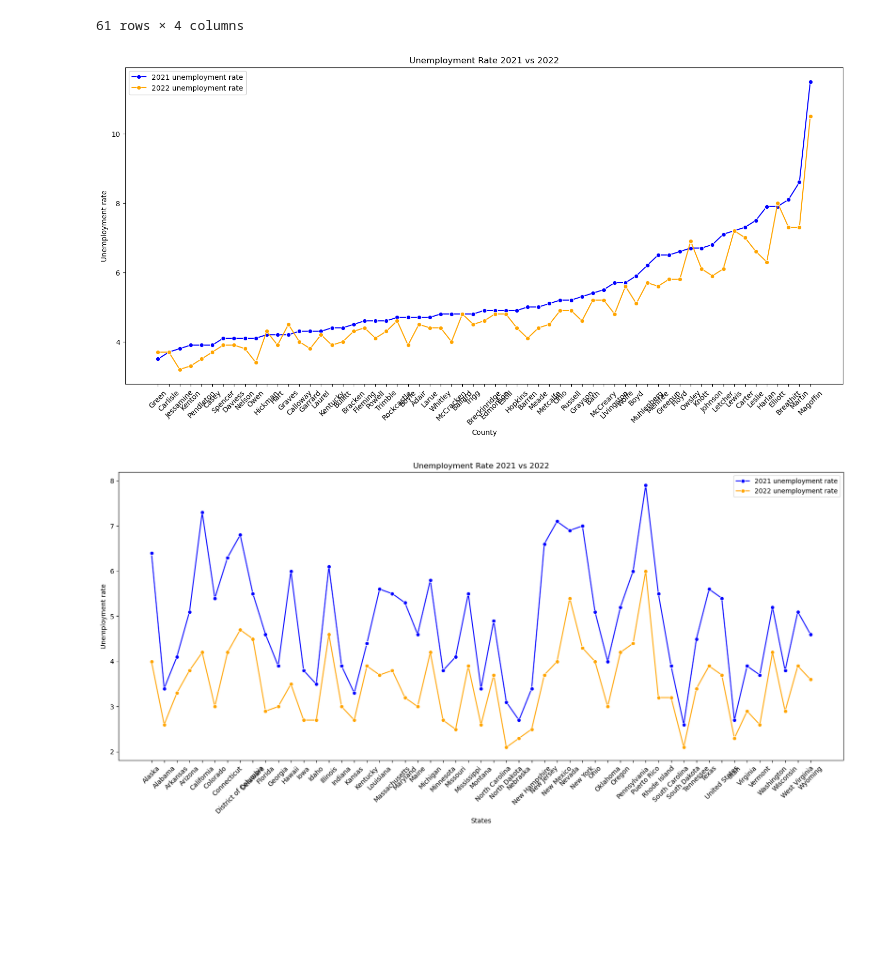
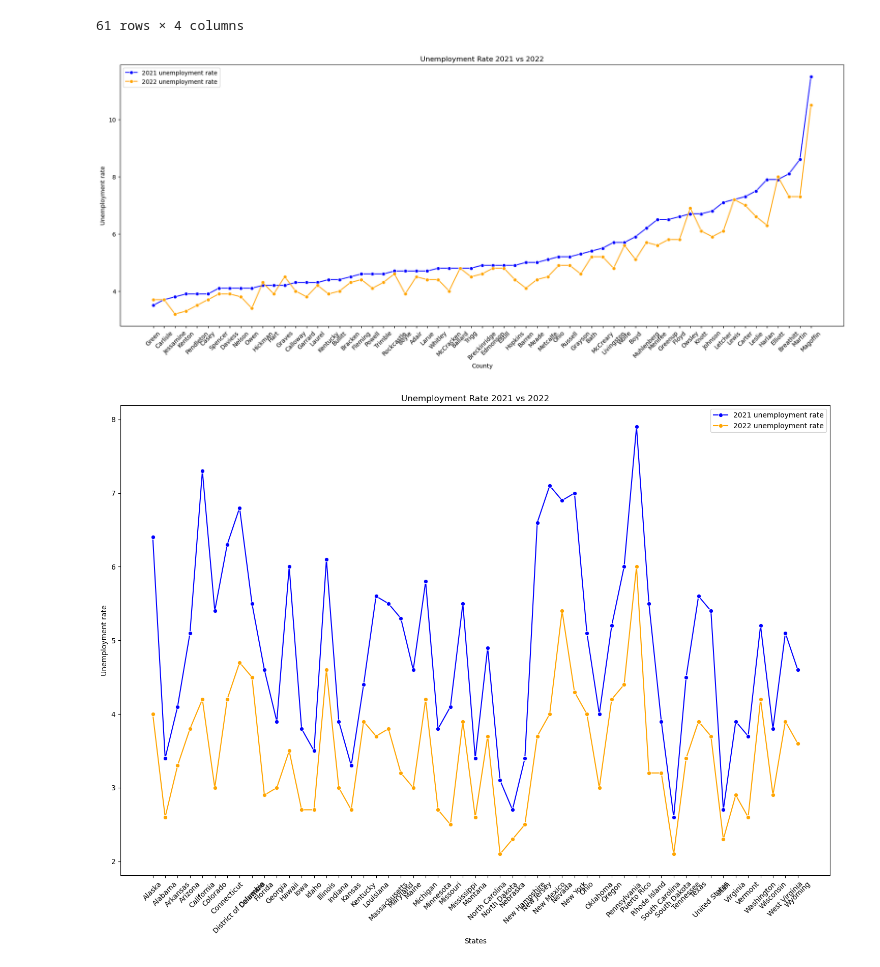
Before and after one commit to k2narendra/Income_vs_Health_Analysis, a Jupyter notebook: Notebook/Capstone_income_vs_Health.ipynb, the cells around one changed output. Cells and saved outputs as stored; diff of their text form; code cells hidden in the pictures; blank space fills up the shorter version.

```diff
--- a/Notebook/Capstone_income_vs_Health.ipynb
+++ b/Notebook/Capstone_income_vs_Health.ipynb
@@ -406,24 +488,23 @@ County_min_ky
 | 1091 | KY | Magoffin | 11.5 | 10.5 |
 61 rows × 4 columns
 # %%
-plt.figure(figsize=(18, 8))
+plt.figure(figsize=(22, 8))
 sns.lineplot(data=County_min_ky, x='Area_Name', y='Unemployment_rate_2021', label='2021 unemployment rate', marker='o', color='blue')
 sns.lineplot(data=County_min_ky, x='Area_Name', y='Unemployment_rate_2022', label='2022 unemployment rate', marker='o', color='orange')
 
 plt.xlabel('County')
 plt.ylabel('Unemployment rate')
 plt.title('Unemployment Rate 2021 vs 2022')
 plt.xticks(rotation=45)
 plt.legend()
 plt.show()
 # %% [output]
-[figure, old version]
+[figure, new version]
 # %%
 #For State
-plt.figure(figsize=(20, 8))
+plt.figure(figsize=(18, 12))
 sns.lineplot(data=state_df, x='Area_Name', y='Unemployment_rate_2021', label='2021 unemployment rate', marker='o', color='blue')
 sns.lineplot(data=state_df, x='Area_Name', y='Unemployment_rate_2022', label='2022 unemployment rate', marker='o', color='orange')
-
 plt.xlabel('States')
 plt.ylabel('Unemployment rate')
 plt.title('Unemployment Rate 2021 vs 2022')
@@ -431,4 +512,4 @@ plt.xticks(rotation=45)
 plt.legend()
 plt.show()
 # %% [output]
-[figure, old version]
+[figure, new version]
```
Also changed, not shown: parts of 27 cells of this notebook.
